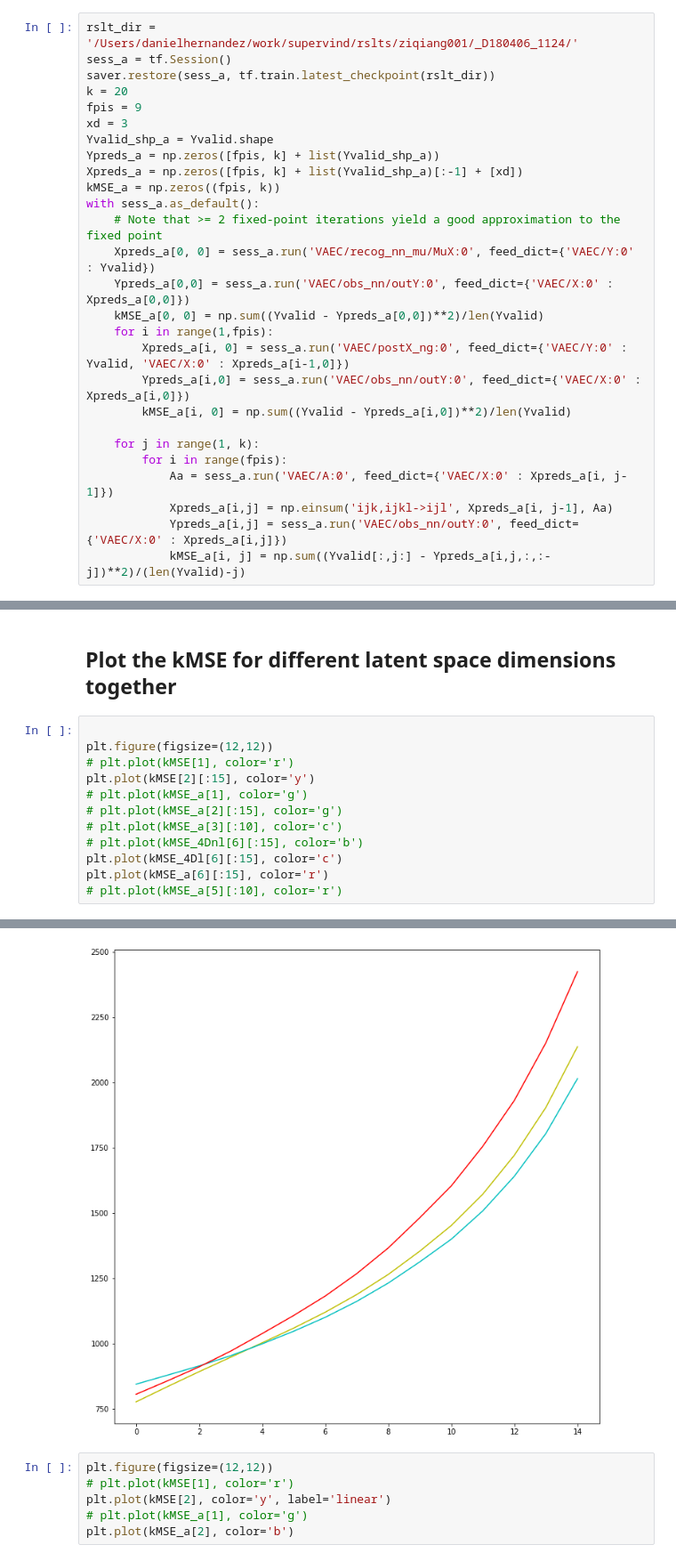
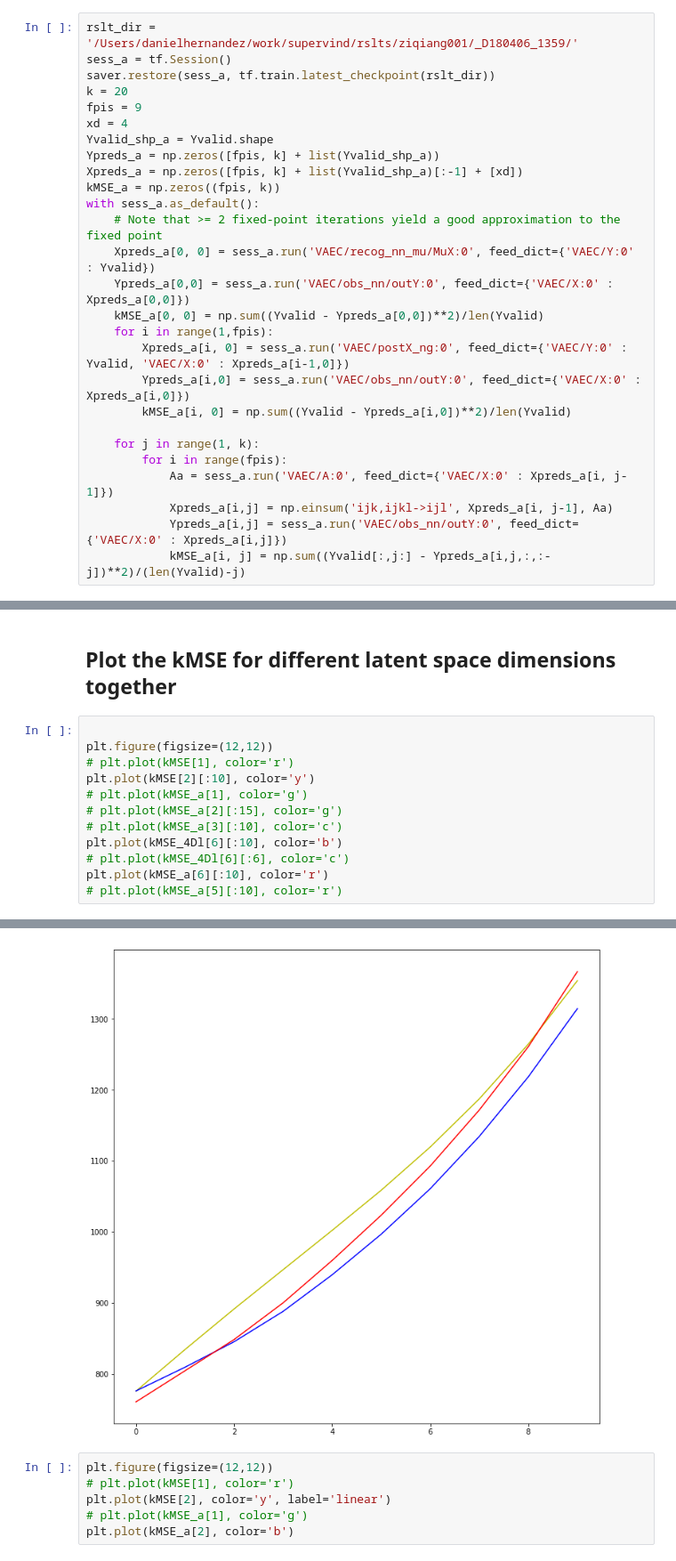
Before and after one commit to dhernandd/supervind, a Jupyter notebook: notebooks/ziqiang.ipynb, the cells around one changed output, grey strips where cells are left out. Shown at 89% size. Drawn from its saved outputs; the diff is of its cells as text.

```diff
--- a/notebooks/ziqiang.ipynb
+++ b/notebooks/ziqiang.ipynb
@@ -181,12 +182,12 @@ saver_a = tf.train.import_meta_graph(metafile_a)
 # %%
 kMSE_4Dl = kMSE_a
 # %%
-rslt_dir = '/Users/danielhernandez/work/supervind/rslts/ziqiang001/_D180406_1124/'
+rslt_dir = '/Users/danielhernandez/work/supervind/rslts/ziqiang001/_D180406_1359/'
 sess_a = tf.Session()
 saver.restore(sess_a, tf.train.latest_checkpoint(rslt_dir))
 k = 20
 fpis = 9
-xd = 3
+xd = 4
 Yvalid_shp_a = Yvalid.shape
 Ypreds_a = np.zeros([fpis, k] + list(Yvalid_shp_a))
 Xpreds_a = np.zeros([fpis, k] + list(Yvalid_shp_a)[:-1] + [xd])
@@ -236,18 +243,18 @@ print(Aa[0,40])
 # %%
 
 plt.figure(figsize=(12,12))
 # plt.plot(kMSE[1], color='r')
-plt.plot(kMSE[2][:15], color='y')
+plt.plot(kMSE[2][:10], color='y')
 # plt.plot(kMSE_a[1], color='g')
 # plt.plot(kMSE_a[2][:15], color='g')
 # plt.plot(kMSE_a[3][:10], color='c')
-# plt.plot(kMSE_4Dnl[6][:15], color='b')
-plt.plot(kMSE_4Dl[6][:15], color='c')
-plt.plot(kMSE_a[6][:15], color='r')
+plt.plot(kMSE_4Dl[6][:10], color='b')
+# plt.plot(kMSE_4Dl[6][:6], color='c')
+plt.plot(kMSE_a[6][:10], color='r')
 # plt.plot(kMSE_a[5][:10], color='r')
 # %% [output]
 [<matplotlib.lines.Line2D at 0x...>]
-[figure, old version]
+[figure, new version]
 # %%
 plt.figure(figsize=(12,12))
 # plt.plot(kMSE[1], color='r')
```
Also changed, not shown: parts of 6 cells of this notebook, 2 other files.
